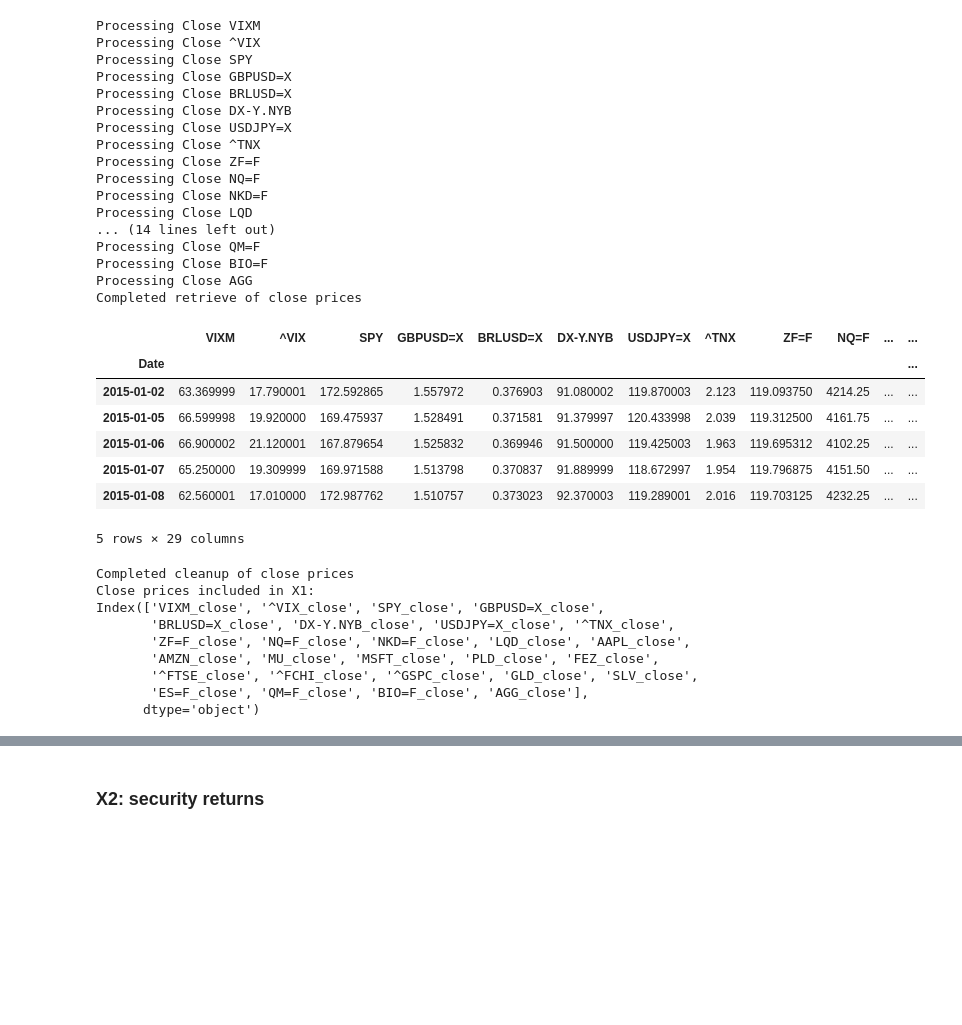
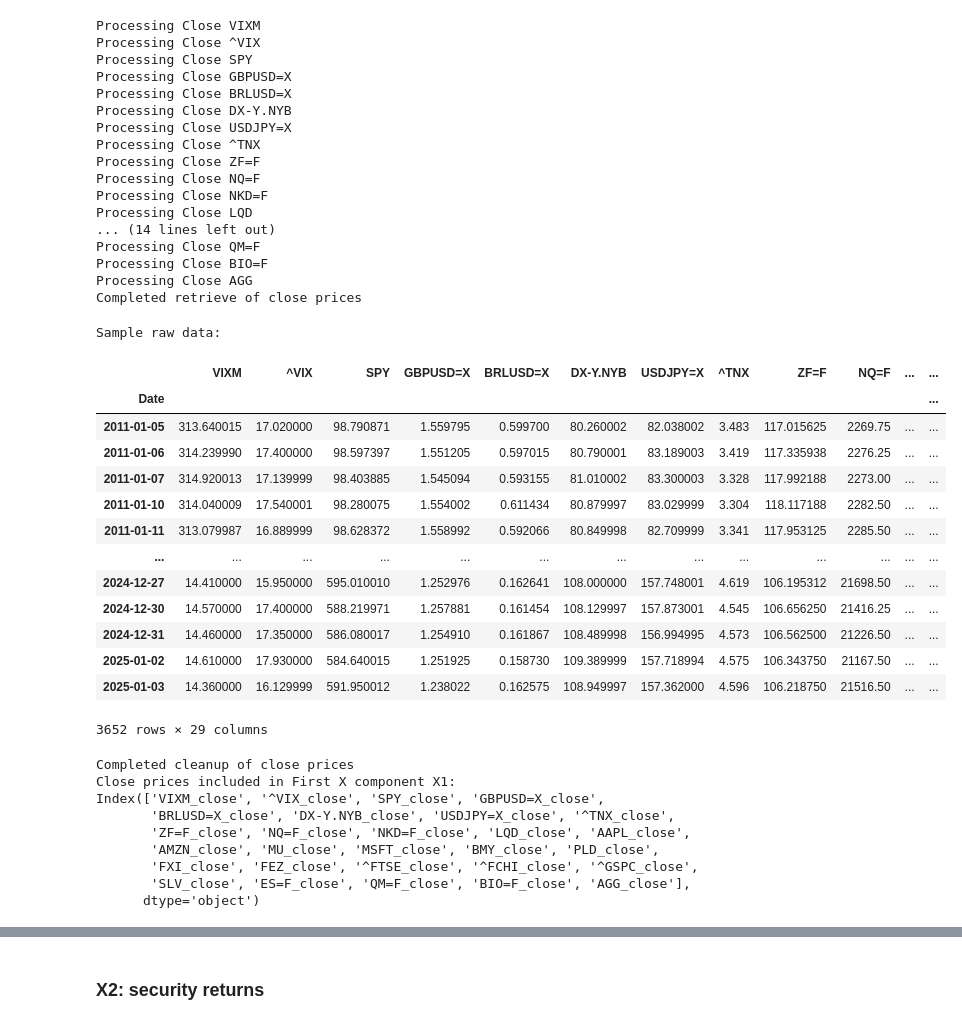
Before and after one commit to paocarvajal1912/VIXM-Algorithmic-Strategy, a Jupyter notebook: vixm_adaboost_model_evaluation.ipynb, the cells around one changed output, grey strips where cells are left out. Drawn from its saved outputs; the diff is of its cells as text; code cells hidden in the pictures; blank space fills up the shorter version.

```diff
--- a/vixm_adaboost_model_evaluation.ipynb
+++ b/vixm_adaboost_model_evaluation.ipynb
@@ -180,29 +185,38 @@ Processing Close QM=F
 Processing Close BIO=F
 Processing Close AGG
 Completed retrieve of close prices
-# %%
-close_prices_df_raw.head()
-# %% [output]
-|  | VIXM | ^VIX | SPY | GBPUSD=X | BRLUSD=X | DX-Y.NYB | USDJPY=X | ^TNX | ZF=F | NQ=F | ... | ... |
-| Date |  |  |  |  |  |  |  |  |  |  |  | ... |
-| 2015-01-02 | 63.369999 | 17.790001 | 172.592865 | 1.557972 | 0.376903 | 91.080002 | 119.870003 | 2.123 | 119.093750 | 4214.25 | ... | ... |
-| 2015-01-05 | 66.599998 | 19.920000 | 169.475937 | 1.528491 | 0.371581 | 91.379997 | 120.433998 | 2.039 | 119.312500 | 4161.75 | ... | ... |
-| 2015-01-06 | 66.900002 | 21.120001 | 167.879654 | 1.525832 | 0.369946 | 91.500000 | 119.425003 | 1.963 | 119.695312 | 4102.25 | ... | ... |
-| 2015-01-07 | 65.250000 | 19.309999 | 169.971588 | 1.513798 | 0.370837 | 91.889999 | 118.672997 | 1.954 | 119.796875 | 4151.50 | ... | ... |
-| 2015-01-08 | 62.560001 | 17.010000 | 172.987762 | 1.510757 | 0.373023 | 92.370003 | 119.289001 | 2.016 | 119.703125 | 4232.25 | ... | ... |
-5 rows × 29 columns
+# %%
+print("Sample raw data:")
+close_prices_df_raw
+# %% [output]
+Sample raw data:
+|  | VIXM | ^VIX | SPY | GBPUSD=X | BRLUSD=X | DX-Y.NYB | USDJPY=X | ^TNX | ZF=F | NQ=F | ... | ... |
+| Date |  |  |  |  |  |  |  |  |  |  |  | ... |
+| 2011-01-05 | 313.640015 | 17.020000 | 98.790871 | 1.559795 | 0.599700 | 80.260002 | 82.038002 | 3.483 | 117.015625 | 2269.75 | ... | ... |
+| 2011-01-06 | 314.239990 | 17.400000 | 98.597397 | 1.551205 | 0.597015 | 80.790001 | 83.189003 | 3.419 | 117.335938 | 2276.25 | ... | ... |
+| 2011-01-07 | 314.920013 | 17.139999 | 98.403885 | 1.545094 | 0.593155 | 81.010002 | 83.300003 | 3.328 | 117.992188 | 2273.00 | ... | ... |
+| 2011-01-10 | 314.040009 | 17.540001 | 98.280075 | 1.554002 | 0.611434 | 80.879997 | 83.029999 | 3.304 | 118.117188 | 2282.50 | ... | ... |
+| 2011-01-11 | 313.079987 | 16.889999 | 98.628372 | 1.558992 | 0.592066 | 80.849998 | 82.709999 | 3.341 | 117.953125 | 2285.50 | ... | ... |
+| ... | ... | ... | ... | ... | ... | ... | ... | ... | ... | ... | ... | ... |
+| 2024-12-27 | 14.410000 | 15.950000 | 595.010010 | 1.252976 | 0.162641 | 108.000000 | 157.748001 | 4.619 | 106.195312 | 21698.50 | ... | ... |
+| 2024-12-30 | 14.570000 | 17.400000 | 588.219971 | 1.257881 | 0.161454 | 108.129997 | 157.873001 | 4.545 | 106.656250 | 21416.25 | ... | ... |
+| 2024-12-31 | 14.460000 | 17.350000 | 586.080017 | 1.254910 | 0.161867 | 108.489998 | 156.994995 | 4.573 | 106.562500 | 21226.50 | ... | ... |
+| 2025-01-02 | 14.610000 | 17.930000 | 584.640015 | 1.251925 | 0.158730 | 109.389999 | 157.718994 | 4.575 | 106.343750 | 21167.50 | ... | ... |
+| 2025-01-03 | 14.360000 | 16.129999 | 591.950012 | 1.238022 | 0.162575 | 108.949997 | 157.362000 | 4.596 | 106.218750 | 21516.50 | ... | ... |
+3652 rows × 29 columns
 # %%
-X1, vixm, vixm_ret = cleanup_prices_and_get_vixm_price_and_return(
+# Clean up of closing prices
+X1, vixm, vixm_ret, close_prices_df = cleanup_prices_and_get_vixm_price_and_return(
     close_prices_df_raw,config,display_results=False)
 # %% [output]
 Completed cleanup of close prices
-Close prices included in X1:
+Close prices included in First X component X1:
 Index(['VIXM_close', '^VIX_close', 'SPY_close', 'GBPUSD=X_close',
        'BRLUSD=X_close', 'DX-Y.NYB_close', 'USDJPY=X_close', '^TNX_close',
        'ZF=F_close', 'NQ=F_close', 'NKD=F_close', 'LQD_close', 'AAPL_close',
-       'AMZN_close', 'MU_close', 'MSFT_close', 'PLD_close', 'FEZ_close',
-       '^FTSE_close', '^FCHI_close', '^GSPC_close', 'GLD_close', 'SLV_close',
-       'ES=F_close', 'QM=F_close', 'BIO=F_close', 'AGG_close'],
+       'AMZN_close', 'MU_close', 'MSFT_close', 'BMY_close', 'PLD_close',
+       'FXI_close', 'FEZ_close', '^FTSE_close', '^FCHI_close', '^GSPC_close',
+       'SLV_close', 'ES=F_close', 'QM=F_close', 'BIO=F_close', 'AGG_close'],
       dtype='object')
 # %%
 # Plotting the relation between the VIXM and the SPY
```
Also changed, not shown: parts of 11 cells of this notebook, 2 other files.
